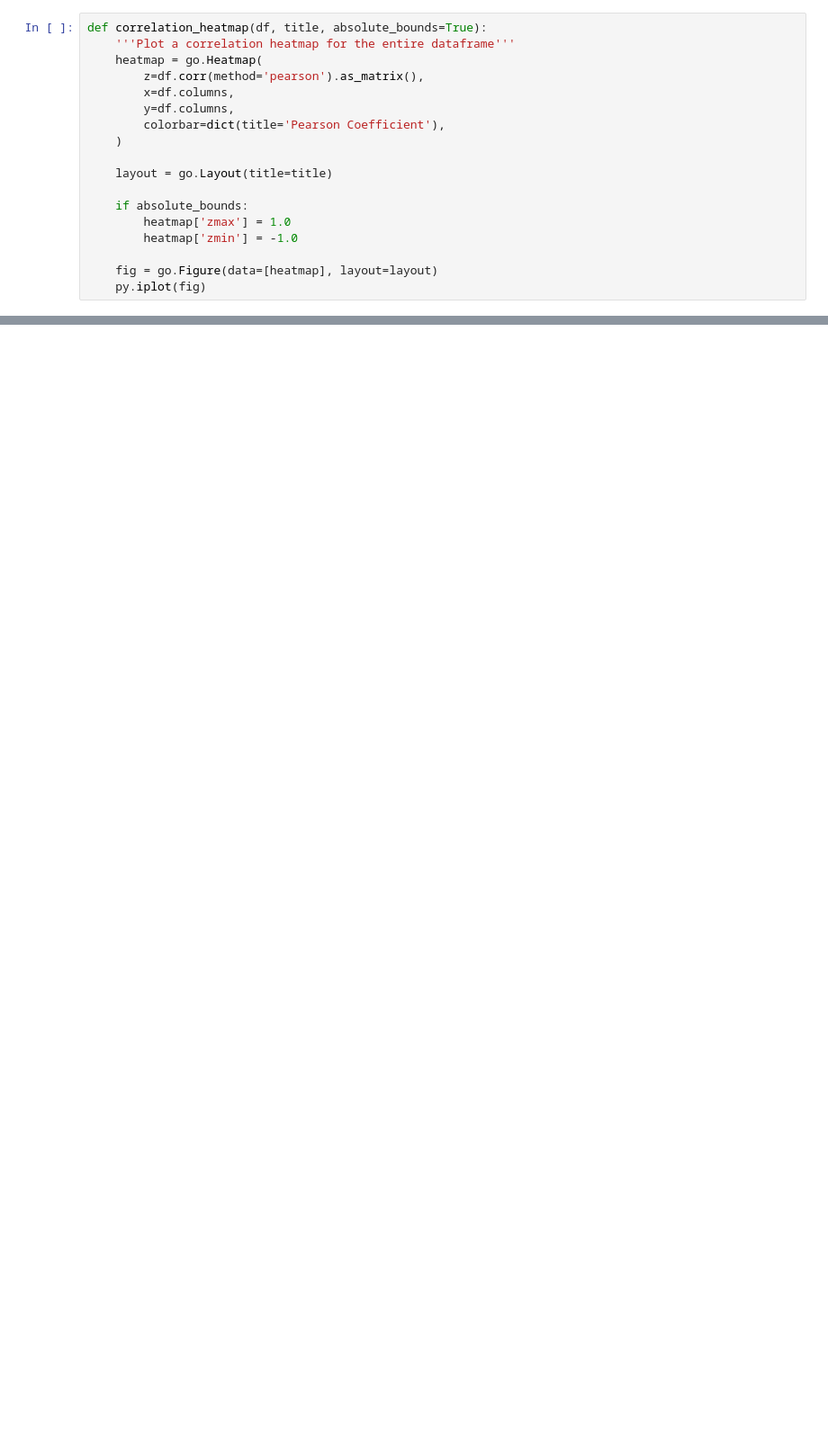
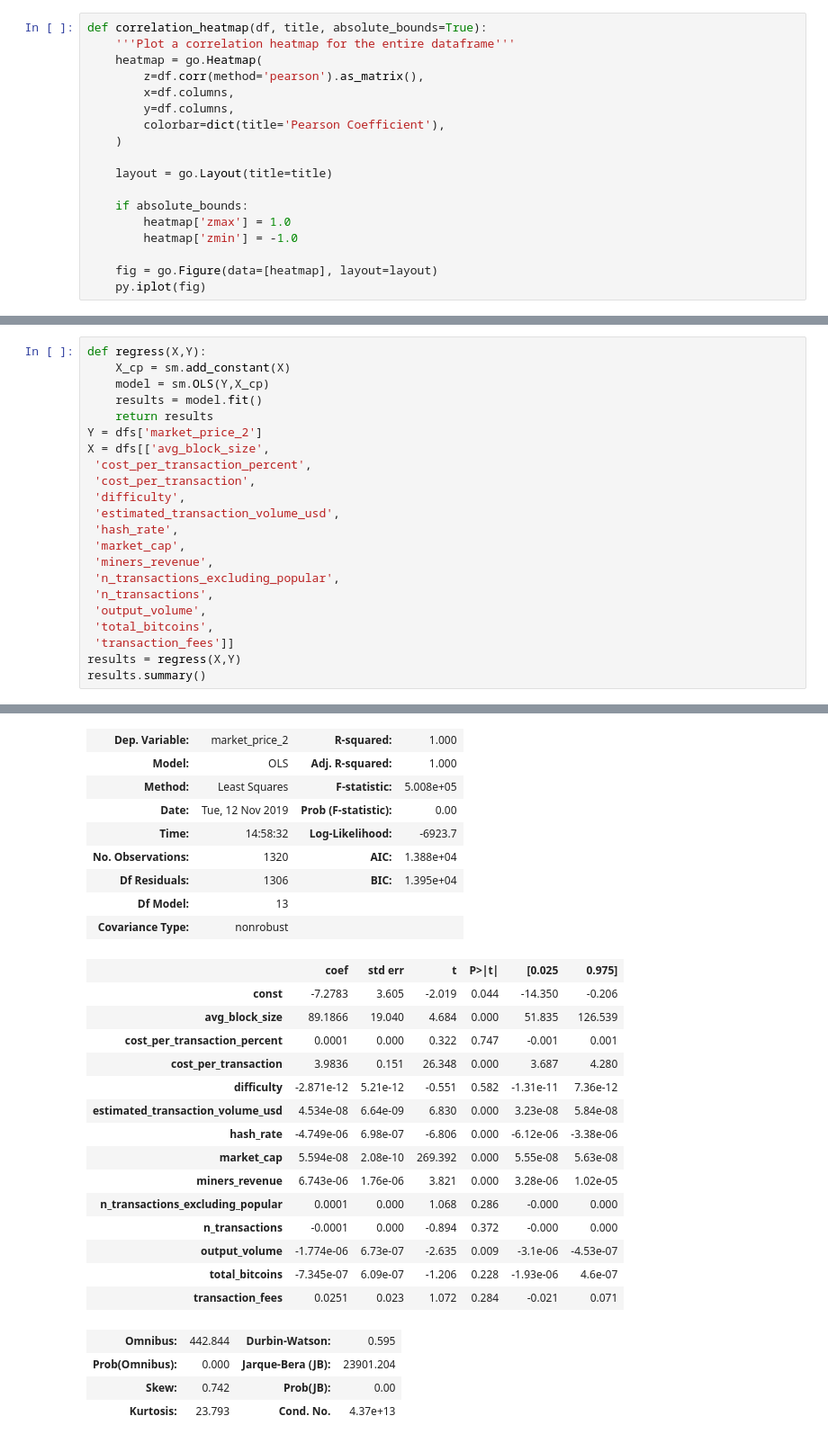
Before and after one commit to hthome1/Projeto_3_bitcoin, a Jupyter notebook: entrega_parcial.ipynb, the cells around one changed output, grey strips where cells are left out. Shown: that part at 90% size. Drawn from its saved outputs; the diff is of its cells as text; blank space fills up the shorter version.

Commit message:
Introducao Em Desenvolvimento E Regress

```diff
--- a/entrega_parcial.ipynb
+++ b/entrega_parcial.ipynb
@@ -57,0 +65,23 @@ Method .as_matrix will be removed in a future version. Use .values instead.
+# %%
+def regress(X,Y):
+    X_cp = sm.add_constant(X)
+    model = sm.OLS(Y,X_cp)
+    results = model.fit()
+    return results
+Y = dfs['market_price_2']
+X = dfs[['avg_block_size',
+ 'cost_per_transaction_percent',
+ 'cost_per_transaction',
+ 'difficulty',
+ 'estimated_transaction_volume_usd',
+ 'hash_rate',
+ 'market_cap',
+ 'miners_revenue',
+ 'n_transactions_excluding_popular',
+ 'n_transactions',
+ 'output_volume',
+ 'total_bitcoins',
+ 'transaction_fees']]
+results = regress(X,Y)
+results.summary()
+# %% [output]
@@ -57,0 +90,28 @@ Method .as_matrix will be removed in a future version. Use .values instead.
+| Dep. Variable: | market_price_2 | R-squared: | 1.000 |
+| Model: | OLS | Adj. R-squared: | 1.000 |
+| Method: | Least Squares | F-statistic: | 5.008e+05 |
+| Date: | Tue, 12 Nov 2019 | Prob (F-statistic): | 0.00 |
+| Time: | 14:58:32 | Log-Likelihood: | -6923.7 |
+| No. Observations: | 1320 | AIC: | 1.388e+04 |
+| Df Residuals: | 1306 | BIC: | 1.395e+04 |
+| Df Model: | 13 |  |  |
+| Covariance Type: | nonrobust |  |  |
+|  | coef | std err | t | P>|t| | [0.025 | 0.975] |
+| const | -7.2783 | 3.605 | -2.019 | 0.044 | -14.350 | -0.206 |
+| avg_block_size | 89.1866 | 19.040 | 4.684 | 0.000 | 51.835 | 126.539 |
+| cost_per_transaction_percent | 0.0001 | 0.000 | 0.322 | 0.747 | -0.001 | 0.001 |
+| cost_per_transaction | 3.9836 | 0.151 | 26.348 | 0.000 | 3.687 | 4.280 |
+| difficulty | -2.871e-12 | 5.21e-12 | -0.551 | 0.582 | -1.31e-11 | 7.36e-12 |
+| estimated_transaction_volume_usd | 4.534e-08 | 6.64e-09 | 6.830 | 0.000 | 3.23e-08 | 5.84e-08 |
+| hash_rate | -4.749e-06 | 6.98e-07 | -6.806 | 0.000 | -6.12e-06 | -3.38e-06 |
+| market_cap | 5.594e-08 | 2.08e-10 | 269.392 | 0.000 | 5.55e-08 | 5.63e-08 |
+| miners_revenue | 6.743e-06 | 1.76e-06 | 3.821 | 0.000 | 3.28e-06 | 1.02e-05 |
+| n_transactions_excluding_popular | 0.0001 | 0.000 | 1.068 | 0.286 | -0.000 | 0.000 |
+| n_transactions | -0.0001 | 0.000 | -0.894 | 0.372 | -0.000 | 0.000 |
+| output_volume | -1.774e-06 | 6.73e-07 | -2.635 | 0.009 | -3.1e-06 | -4.53e-07 |
+| total_bitcoins | -7.345e-07 | 6.09e-07 | -1.206 | 0.228 | -1.93e-06 | 4.6e-07 |
+| transaction_fees | 0.0251 | 0.023 | 1.072 | 0.284 | -0.021 | 0.071 |
+| Omnibus: | 442.844 | Durbin-Watson: | 0.595 |
+| Prob(Omnibus): | 0.000 | Jarque-Bera (JB): | 23901.204 |
+| Skew: | 0.742 | Prob(JB): | 0.00 |
+| Kurtosis: | 23.793 | Cond. No. | 4.37e+13 |
```
Also changed, not shown: parts of 6 cells of this notebook.
